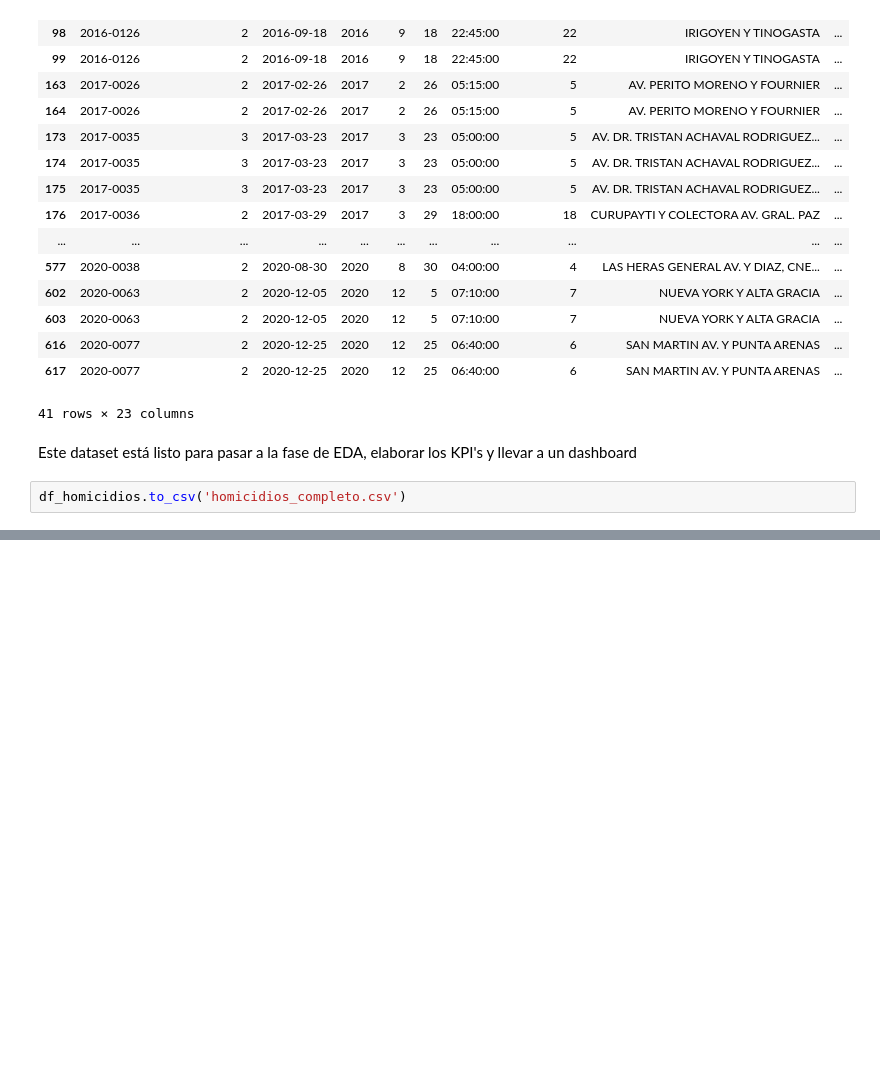
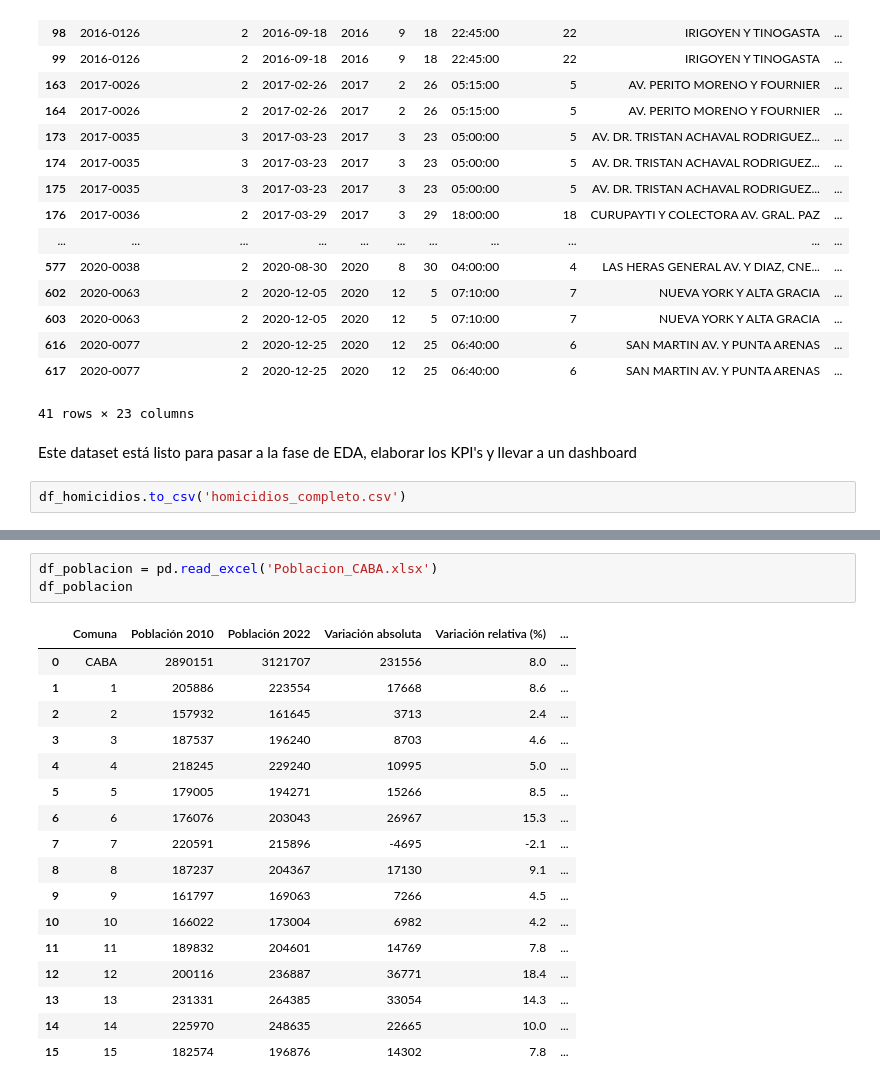
Before and after one commit to anapmaya/PI02_HENRY_DA, a Jupyter notebook: ETL.ipynb, the cells around one changed output, grey strips where cells are left out. Drawn from its saved outputs; the diff is of its cells as text; blank space fills up the shorter version.

```diff
--- a/ETL.ipynb
+++ b/ETL.ipynb
@@ -863,0 +871,21 @@ df_homicidios.to_csv('homicidios_completo.csv')
+# %%
+df_poblacion = pd.read_excel('Poblacion_CABA.xlsx')
+df_poblacion
+# %% [output]
+|  | Comuna | Población 2010 | Población 2022 | Variación absoluta | Variación relativa (%) | ... |
+| 0 | CABA | 2890151 | 3121707 | 231556 | 8.0 | ... |
+| 1 | 1 | 205886 | 223554 | 17668 | 8.6 | ... |
+| 2 | 2 | 157932 | 161645 | 3713 | 2.4 | ... |
+| 3 | 3 | 187537 | 196240 | 8703 | 4.6 | ... |
+| 4 | 4 | 218245 | 229240 | 10995 | 5.0 | ... |
+| 5 | 5 | 179005 | 194271 | 15266 | 8.5 | ... |
+| 6 | 6 | 176076 | 203043 | 26967 | 15.3 | ... |
+| 7 | 7 | 220591 | 215896 | -4695 | -2.1 | ... |
+| 8 | 8 | 187237 | 204367 | 17130 | 9.1 | ... |
+| 9 | 9 | 161797 | 169063 | 7266 | 4.5 | ... |
+| 10 | 10 | 166022 | 173004 | 6982 | 4.2 | ... |
+| 11 | 11 | 189832 | 204601 | 14769 | 7.8 | ... |
+| 12 | 12 | 200116 | 236887 | 36771 | 18.4 | ... |
+| 13 | 13 | 231331 | 264385 | 33054 | 14.3 | ... |
+| 14 | 14 | 225970 | 248635 | 22665 | 10.0 | ... |
+| 15 | 15 | 182574 | 196876 | 14302 | 7.8 | ... |
```
Also changed, not shown: parts of 34 cells of this notebook, 8 other files.
